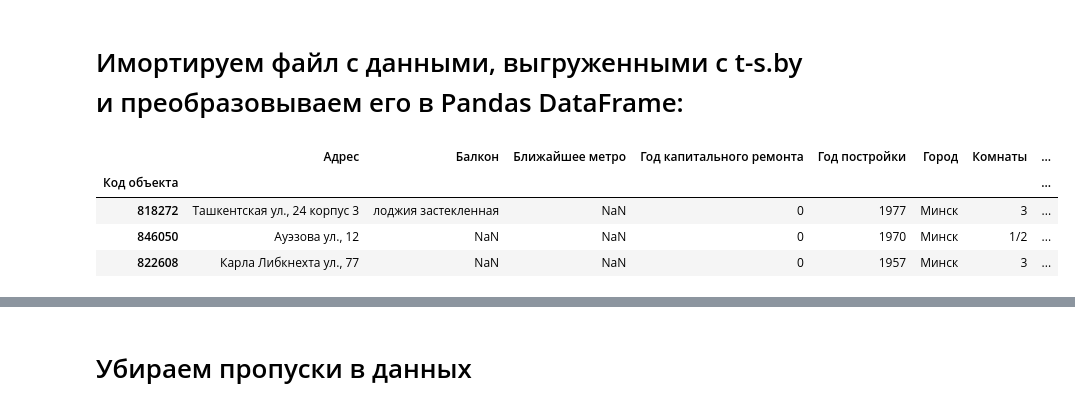
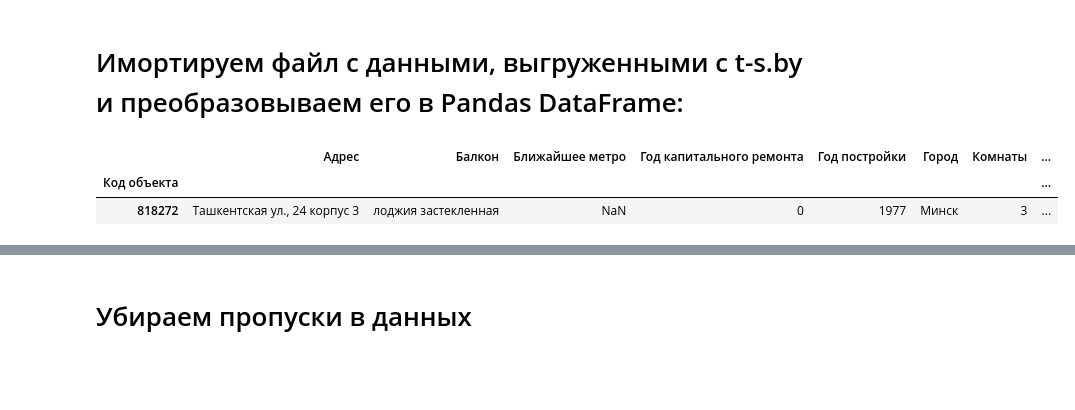
Before and after one commit to ndmel/raif_2018_rosreestr, a Jupyter notebook: prepare_data.ipynb, the cells around one changed output, grey strips where cells are left out. Cells and saved outputs as stored; diff of their text form; code cells hidden in the pictures; blank space fills up the shorter version.

```diff
--- a/prepare_data.ipynb
+++ b/prepare_data.ipynb
@@ -3,6 +3,17 @@ import json
 import pandas as pd
 import numpy as np
 import datetime
+import tqdm
+import pickle
+import time
+import requests
+from bs4 import BeautifulSoup
+from lxml import html
+import operator
+import math
 
 %matplotlib inline
 import seaborn as sns
+
+pd.set_option('max_columns', 100)
+ya_token = ''
@@ -11,14 +40,12 @@ import seaborn as sns
 # %%
 with open('result.json', encoding='utf-8') as f:
     data = json.load(f)
 
 df = pd.io.json.json_normalize(data)
 df.index = df[u'Код объекта'].apply(pd.to_numeric)
 del df[u'Код объекта']
-df.head(3)
+df.head(1)
 # %% [output]
 |  | Адрес | Балкон | Ближайшее метро | Год капитального ремонта | Год постройки | Город | Комнаты | ... |
 | Код объекта |  |  |  |  |  |  |  | ... |
 | 818272 | Ташкентская ул., 24 корпус 3 | лоджия застекленная | NaN | 0 | 1977 | Минск | 3 | ... |
-| 846050 | Ауэзова ул., 12 | NaN | NaN | 0 | 1970 | Минск | 1/2 | ... |
-| 822608 | Карла Либкнехта ул., 77 | NaN | NaN | 0 | 1957 | Минск | 3 | ... |
```
Also changed, not shown: parts of 20 cells of this notebook, 3 other files.
